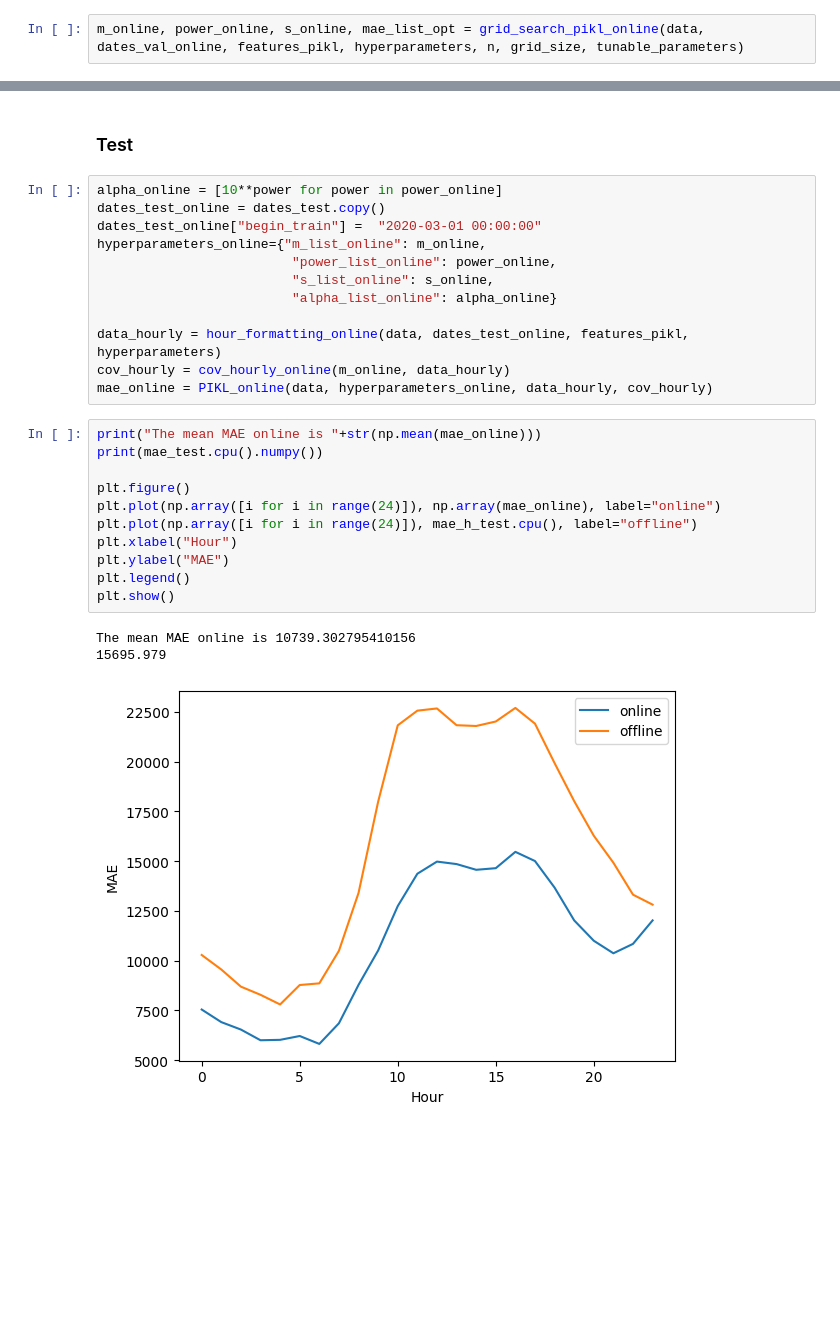
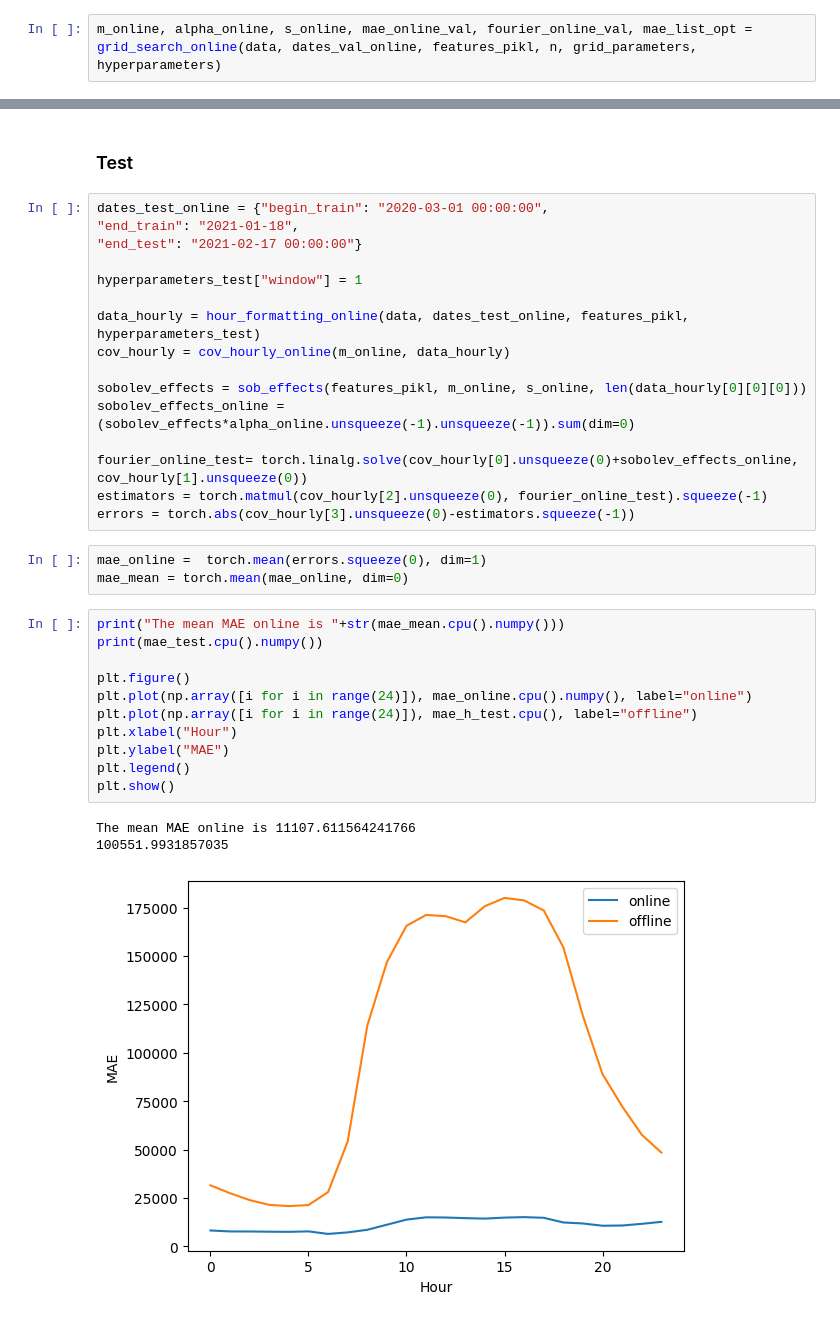
Before and after one commit to NathanDoumeche/WeaKL, a Jupyter notebook: ieee_competition/PIKL.ipynb, the cells around one changed output, grey strips where cells are left out. Drawn from its saved outputs; the diff is of its cells as text; blank space fills up the shorter version.

```diff
--- a/ieee_competition/PIKL.ipynb
+++ b/ieee_competition/PIKL.ipynb
@@ -816,3 +873,3 @@ tunable_parameters = ["p"]
 # %%
-m_online, power_online, s_online, mae_list_opt = grid_search_pikl_online(data, dates_val_online, features_pikl, hyperparameters, n, grid_size, tunable_parameters)
+m_online, alpha_online, s_online, mae_online_val, fourier_online_val, mae_list_opt = grid_search_online(data, dates_val_online, features_pikl, n, grid_parameters, hyperparameters)
 # %% [output]
@@ -835,29 +893,36 @@ plt.legend()
 # %% [markdown]
 ### Test
-# %%
-alpha_online = [10**power for power in power_online]
-dates_test_online = dates_test.copy()
-dates_test_online["begin_train"] =  "2020-03-01 00:00:00"
-hyperparameters_online={"m_list_online": m_online,
-                         "power_list_online": power_online,
-                         "s_list_online": s_online,
-                         "alpha_list_online": alpha_online}
-
-data_hourly = hour_formatting_online(data, dates_test_online, features_pikl, hyperparameters)
-cov_hourly = cov_hourly_online(m_online, data_hourly)
-mae_online = PIKL_online(data, hyperparameters_online, data_hourly, cov_hourly)
+# %%
+dates_test_online = {"begin_train": "2020-03-01 00:00:00",
+"end_train": "2021-01-18",
+"end_test": "2021-02-17 00:00:00"}
+
+hyperparameters_test["window"] = 1
+
+data_hourly = hour_formatting_online(data, dates_test_online, features_pikl, hyperparameters_test)
+cov_hourly = cov_hourly_online(m_online, data_hourly)
+
+sobolev_effects = sob_effects(features_pikl, m_online, s_online, len(data_hourly[0][0][0]))
+sobolev_effects_online = (sobolev_effects*alpha_online.unsqueeze(-1).unsqueeze(-1)).sum(dim=0)
+
+fourier_online_test= torch.linalg.solve(cov_hourly[0].unsqueeze(0)+sobolev_effects_online, cov_hourly[1].unsqueeze(0))
+estimators = torch.matmul(cov_hourly[2].unsqueeze(0), fourier_online_test).squeeze(-1)
+errors = torch.abs(cov_hourly[3].unsqueeze(0)-estimators.squeeze(-1))
+# %%
+mae_online =  torch.mean(errors.squeeze(0), dim=1)
+mae_mean = torch.mean(mae_online, dim=0)
 # %%
-print("The mean MAE online is "+str(np.mean(mae_online)))
+print("The mean MAE online is "+str(mae_mean.cpu().numpy()))
 print(mae_test.cpu().numpy())
 
 plt.figure()
-plt.plot(np.array([i for i in range(24)]), np.array(mae_online), label="online")
+plt.plot(np.array([i for i in range(24)]), mae_online.cpu().numpy(), label="online")
 plt.plot(np.array([i for i in range(24)]), mae_h_test.cpu(), label="offline")
 plt.xlabel("Hour")
 plt.ylabel("MAE")
 plt.legend()
 plt.show()
 # %% [output]
-The mean MAE online is 10739.302795410156
-15695.979
+The mean MAE online is 11107.611564241766
+100551.9931857035
-[figure, old version]
+[figure, new version]
```
Also changed, not shown: parts of 35 cells of this notebook.
